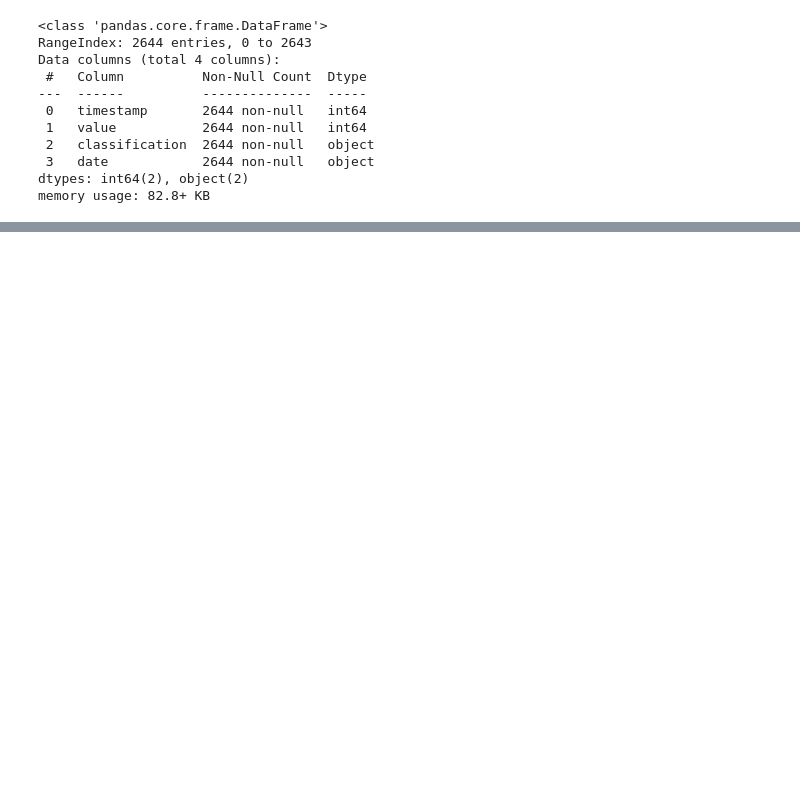
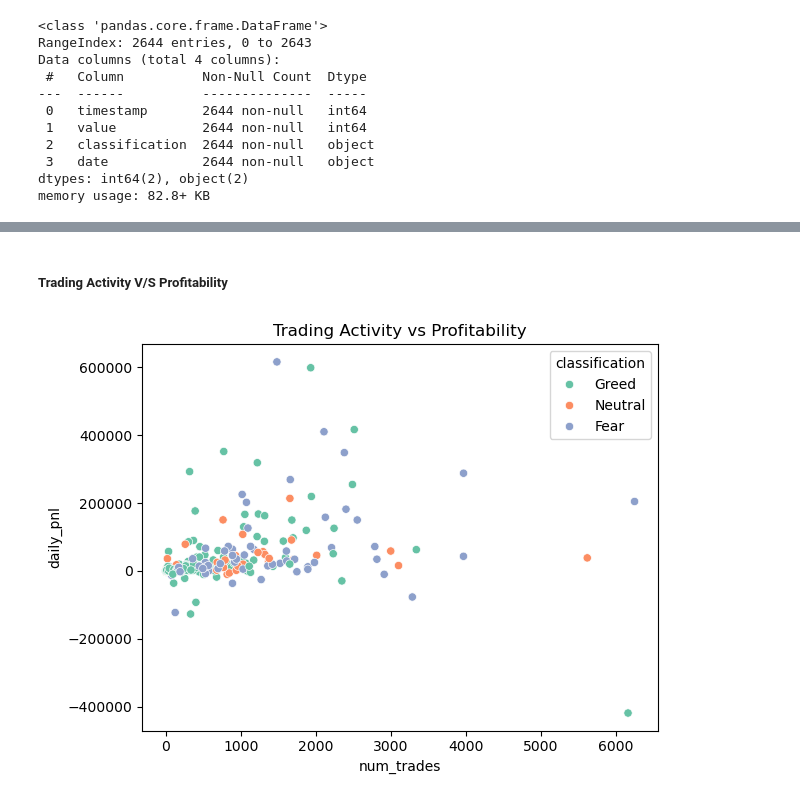
Before and after one commit to Cyboiii/Trader-Performance-vs-Market-Sentiment, a Jupyter notebook: analysis.ipynb, the cells around one changed output, grey strips where cells are left out. Drawn from its saved outputs; the diff is of its cells as text; code cells hidden in the pictures; blank space fills up the shorter version.

```diff
--- a/analysis.ipynb
+++ b/analysis.ipynb
@@ -100,0 +191,4 @@ memory usage: 82.8+ KB
+# %%
+sell_ratio = hist_data.groupby("date")["Direction"].apply(lambda x: (x == "Sell").mean())
+
+daily_metrics["sell_ratio"] = daily_metrics["date"].map(sell_ratio)
@@ -100,0 +202,4 @@ memory usage: 82.8+ KB
+# %%
+total_volume = hist_data.groupby("date")["Size USD"].sum()
+
+daily_metrics["total_volume"] = daily_metrics["date"].map(total_volume)
@@ -100,0 +217,13 @@ memory usage: 82.8+ KB
+# %%
+# mapping
+fear_greed["classification"] = fear_greed["classification"].str.strip().str.title()
+
+mapping = {
+    "Extreme Fear": "Fear",
+    "Fear": "Fear",
+    "Neutral": "Neutral",
+    "Greed": "Greed",
+    "Extreme Greed": "Greed"
+}
+
+fear_greed["classification"] = fear_greed["classification"].map(mapping)
@@ -100,0 +241,7 @@ memory usage: 82.8+ KB
+# %%
+final_df = daily_metrics.merge(
+    fear_greed[["date", "classification"]],
+    on="date",
+    how="left",
+    validate="1:1"
+)
@@ -100,0 +347,19 @@ memory usage: 82.8+ KB
+# %% [markdown]
+##### Trading Activity V/S Profitability
+# %%
+plt.figure()
+
+sns.scatterplot(
+    data=final_df,
+    x="num_trades",
+    y="daily_pnl",
+    hue="classification",
+    palette="Set2"
+)
+
+plt.title("Trading Activity vs Profitability")
+plt.tight_layout()
+plt.savefig("plots/trades_vs_pnl_scatter.png", dpi=180)
+plt.show()
+# %% [output]
+[figure, added]
```
Also changed, not shown: parts of 56 cells of this notebook.
